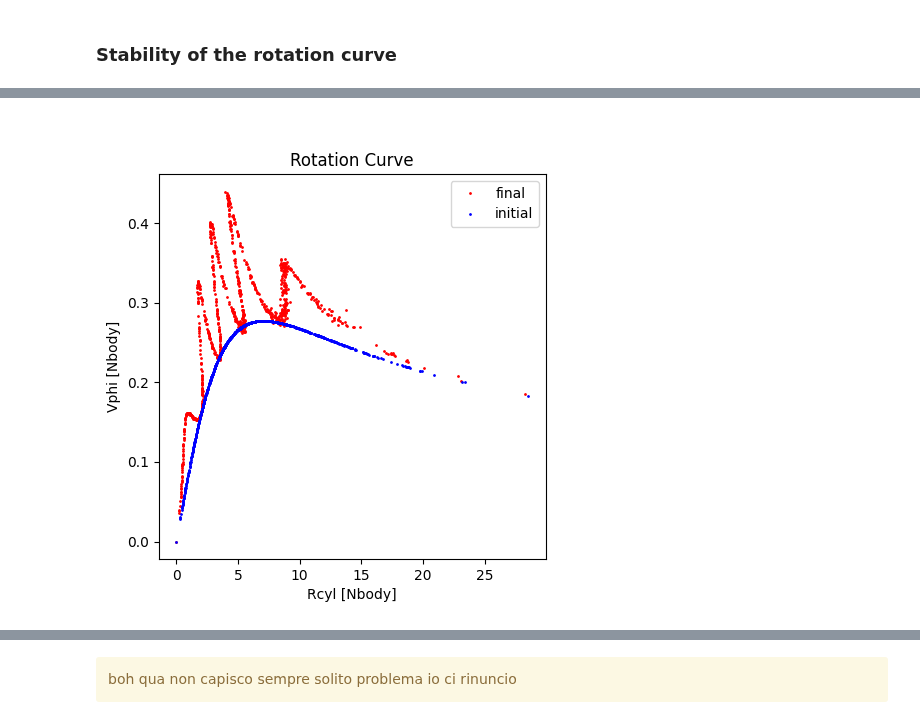
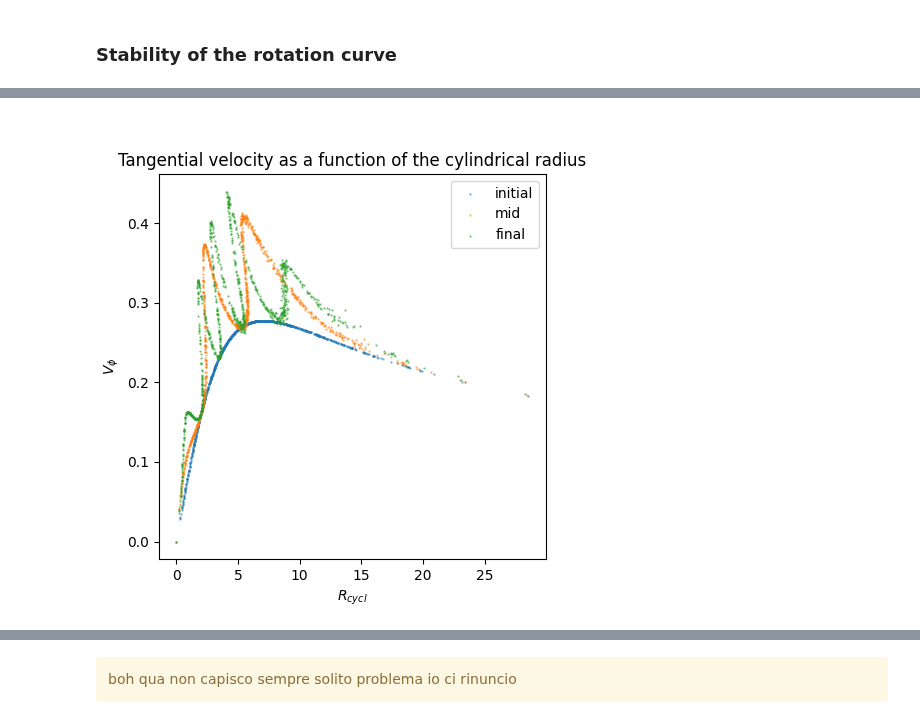
Before and after one commit to giadaaggio/compastro_23, a Jupyter notebook: GAMALOS/gamalos_giada.ipynb, the cells around one changed output, grey strips where cells are left out. Saved outputs shown, nothing was run; the diff lists cells and outputs as text; code cells hidden in the pictures.

```diff
--- a/GAMALOS/gamalos_giada.ipynb
+++ b/GAMALOS/gamalos_giada.ipynb
@@ -348,12 +324,15 @@ plt.show()
-# %%
-plt.figure(figsize=(5,5))
-plt.plot(Rcyl_end, vel_phi_end, 'o', markersize=1, c='r', label='final')
-#plt.plot(Rcyl_mid, vel_phi_mid, 'o', markersize=1, c='g', label='mid')
-plt.plot(Rcyl, vel_phi, 'o', markersize=1, c='b', label='initial')
-plt.xlabel("Rcyl [Nbody]")
-plt.ylabel("Vphi [Nbody]")
-plt.title("Rotation Curve")
-plt.legend()
-plt.show()
-# %% [output]
-[figure, removed]
+# %%
+plt.figure(figsize=(5, 5))
+snap = len(Galaxy1_Rcyl)//2
+snapshots = [0, snap, -1]
+title = ['initial', 'mid', 'final']
+for i in range (len(snapshots)):
+    plt.scatter(Galaxy1_Rcyl[snapshots[i],:], Galaxy1_Vphi[snapshots[i],:], s=0.5, label=title[i], alpha=0.5)
+
+plt.xlabel('$R_{cycl}$')
+plt.ylabel('$V_{\phi}$')
+plt.title('Tangential velocity as a function of the cylindrical radius')
+plt.legend(loc='best')
+plt.show()
+# %% [output]
+[figure, added]
```
Also changed, not shown: parts of 21 cells of this notebook, 2 other files.
